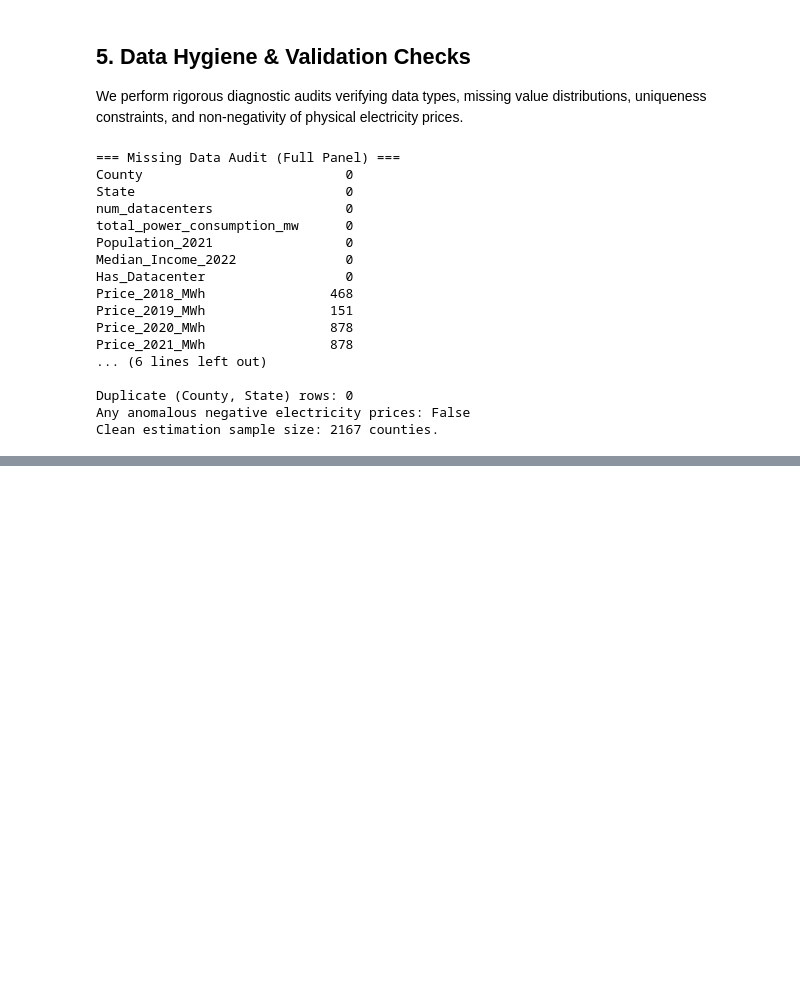
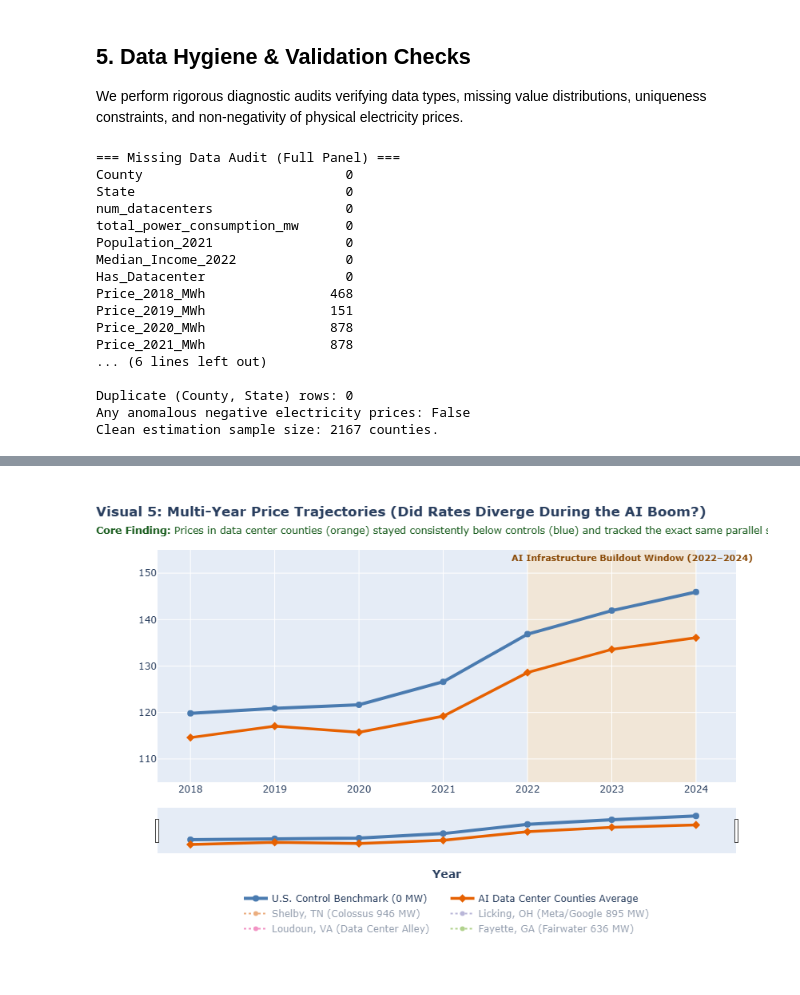
Before and after one commit to AadiVasa1/Data-Visualization-AI-Datacenters, a Jupyter notebook: AI_Datacenters_slop.ipynb, the cells around one changed output, grey strips where cells are left out. Saved outputs shown, nothing was run; the diff lists cells and outputs as text; code cells hidden in the pictures; blank space fills up the shorter version.

```diff
--- a/AI_Datacenters_slop.ipynb
+++ b/AI_Datacenters_slop.ipynb
@@ -1305,0 +1006,81 @@ While retail residential consumers have not yet suffered a proven price penalty,
+# %%
+# 1. Calculate annual group averages across 2018-2024
+years_list = list(range(2018, 2025))
+treat_means = [model_df[model_df['Has_Datacenter'] == 1][f'Price_{y}_MWh'].mean() for y in years_list]
+ctrl_means = [model_df[model_df['Has_Datacenter'] == 0][f'Price_{y}_MWh'].mean() for y in years_list]
+
+fig5 = go.Figure()
+
+# Shaded AI-Buildout Window (2022-2024)
+fig5.add_vrect(
+    x0=2022, x1=2024,
+    fillcolor="#FFE0B2", opacity=0.45,
+    layer="below", line_width=0,
+    annotation_text="<b>AI Infrastructure Buildout Window (2022–2024)</b>",
+    annotation_position="top left",
+    annotation_font=dict(size=11, color="#8A4B08")
+)
+
+# Control Group Trajectory (Gray-Blue #4A7BB0)
+gap_texts = [f"Price: ${c:.2f}/MWh ({c/10:.1f}¢/kWh)<br>Gap vs Treat: +${(c - t):.2f}/MWh" for c, t in zip(ctrl_means, treat_means)]
+fig5.add_trace(go.Scatter(
+    x=years_list, y=ctrl_means,
+    mode='lines+markers',
+    name='U.S. Control Benchmark (0 MW)',
+    line=dict(color=COLOR_CONTROL, width=4),
+    marker=dict(size=8, symbol='circle'),
+    text=gap_texts,
+    hovertemplate="<b>Control Benchmark (0 MW)</b><br>Year: %{x}<br>%{text}<extra></extra>"
+))
+
+# Treatment Group Trajectory (Orange #E66101)
+fig5.add_trace(go.Scatter(
+    x=years_list, y=treat_means,
+    mode='lines+markers',
+    name='AI Data Center Counties Average',
+    line=dict(color=COLOR_TREATMENT, width=3.5, dash='solid'),
+    marker=dict(size=8, symbol='diamond'),
+    hovertemplate="<b>Data Center Counties Average</b><br>Year: %{x}<br>Avg Price: $%{y:.2f}/MWh (%{customdata:.1f}¢/kWh)<extra></extra>",
+    customdata=[t/10 for t in treat_means]
+))
+
+# Add Individual Major Hub Trajectories (visible='legendonly')
+hub_counties = [
+    ('Shelby', 'TN', '#D95F02', 'Shelby, TN (Colossus 946 MW)'),
+    ('Licking', 'OH', '#7570B3', 'Licking, OH (Meta/Google 895 MW)'),
+    ('Loudoun', 'VA', '#E7298A', 'Loudoun, VA (Data Center Alley)'),
+    ('Fayette', 'GA', '#66A61E', 'Fayette, GA (Fairwater 636 MW)')
+]
+
+for c_name, s_name, col, label in hub_counties:
+    row = model_df[(model_df['County'] == c_name) & (model_df['State'] == s_name)]
+    if not row.empty:
+        h_prices = [row[f'Price_{y}_MWh'].values[0] for y in years_list]
+        fig5.add_trace(go.Scatter(
+            x=years_list, y=h_prices,
+            mode='lines+markers',
+            name=label,
+            line=dict(color=col, width=2, dash='dot'),
+            marker=dict(size=6),
+            visible='legendonly',
+            hovertemplate=f"<b>{label}</b><br>Year: %{{x}}<br>Price: $%{{y:.2f}}/MWh<extra></extra>"
+        ))
+
+fig5.update_layout(
+    title=dict(
+        text="<b>Visual 5: Multi-Year Price Trajectories (Did Rates Diverge During the AI Boom?)</b><br><span style='font-size:12.5px; color:#1B5E20;'><b>Core Finding:</b> Prices in data center counties (orange) stayed consistently below controls (blue) and tracked the exact same parallel slope through the 2022–2024 AI surge.</span>",
+        x=0.0, xanchor="left"
+    ),
+    xaxis=dict(
+        title="<b>Year</b>",
+        rangeslider=dict(visible=True),
+        type='linear', dtick=1
+    ),
+    yaxis=dict(title="<b>Average Residential Price ($/MWh)</b><br><span style='font-size:11px; color:#555;'>[$120/MWh = 12¢/kWh, $140/MWh = 14¢/kWh]</span>", range=[105, 155]),
+    legend=dict(orientation="h", yanchor="top", y=-0.45, xanchor="center", x=0.5),
+    height=620,
+    margin=dict(l=60, r=40, t=85, b=155)
+)
+fig5.show()
+# %% [output]
+[figure, added]
```
Also changed, not shown: parts of 45 cells of this notebook.
